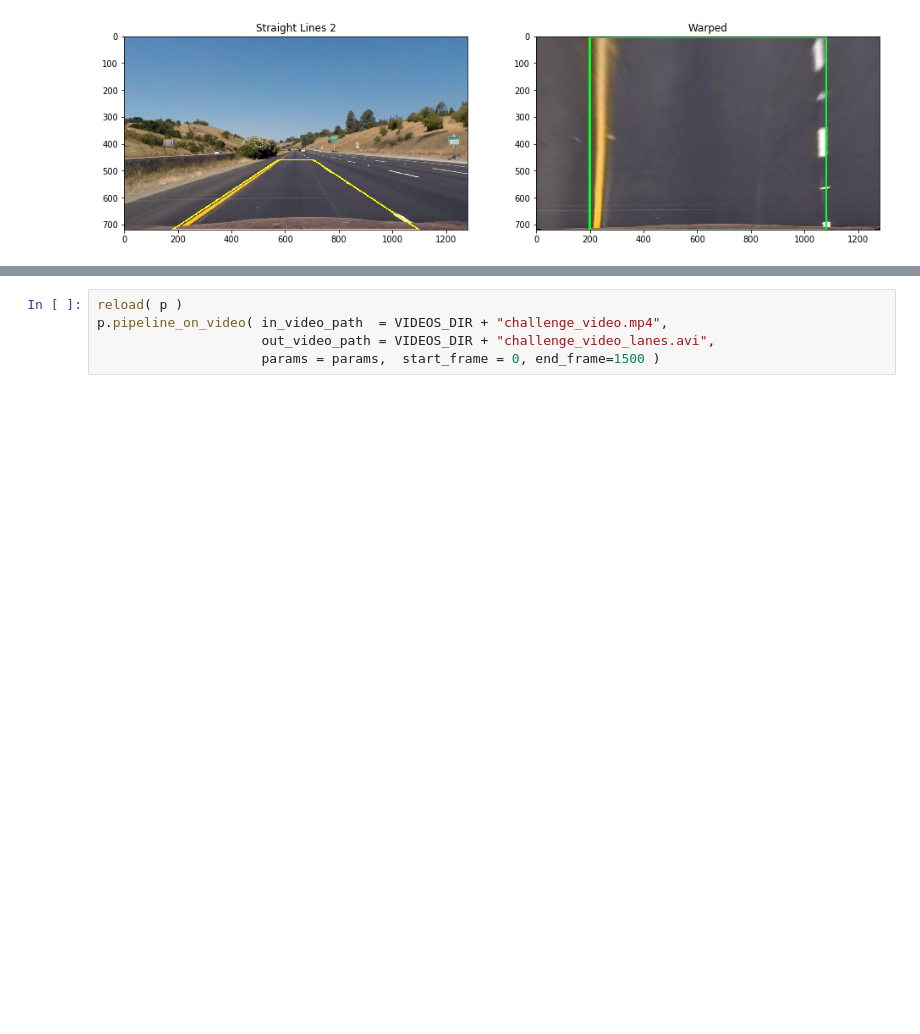
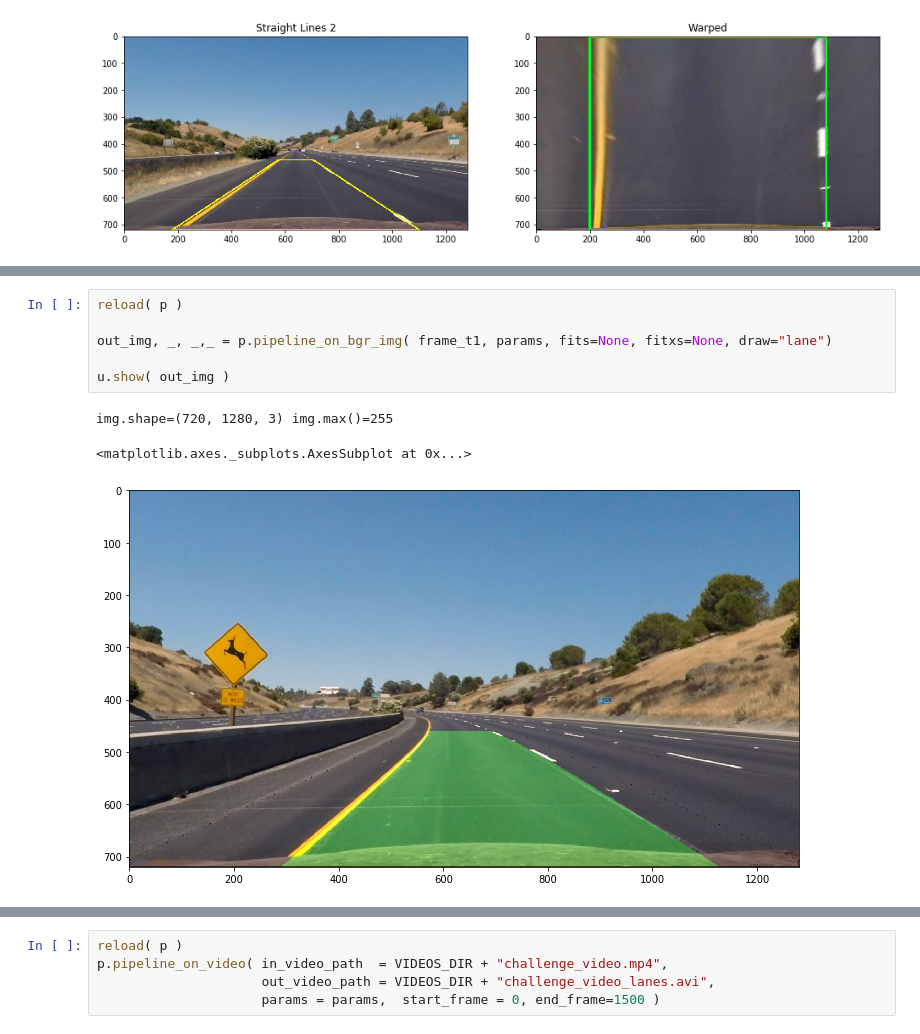
Before and after one commit to cuckookernel/CarND-Adv-Lane, a Jupyter notebook: Advanced Lane Finding.ipynb, the cells around one changed output, grey strips where cells are left out. Cells and saved outputs as stored; diff of their text form; blank space fills up the shorter version.

```diff
--- a/Advanced Lane Finding.ipynb
+++ b/Advanced Lane Finding.ipynb
@@ -227,3 +229,13 @@ img.shape=(720, 1280, 3) img.max()=255
+# %%
+reload( p )
+
+out_img, _, _,_ = p.pipeline_on_bgr_img( frame_t1, params, fits=None, fitxs=None, draw="lane")
+
+u.show( out_img )
+# %% [output]
+img.shape=(720, 1280, 3) img.max()=255
+<matplotlib.axes._subplots.AxesSubplot at 0x...>
+[figure, added]
 # %%
 params = {
     "cam_mtx" : mtx,
```
Also changed, not shown: parts of 4 cells of this notebook, 2 other files.
